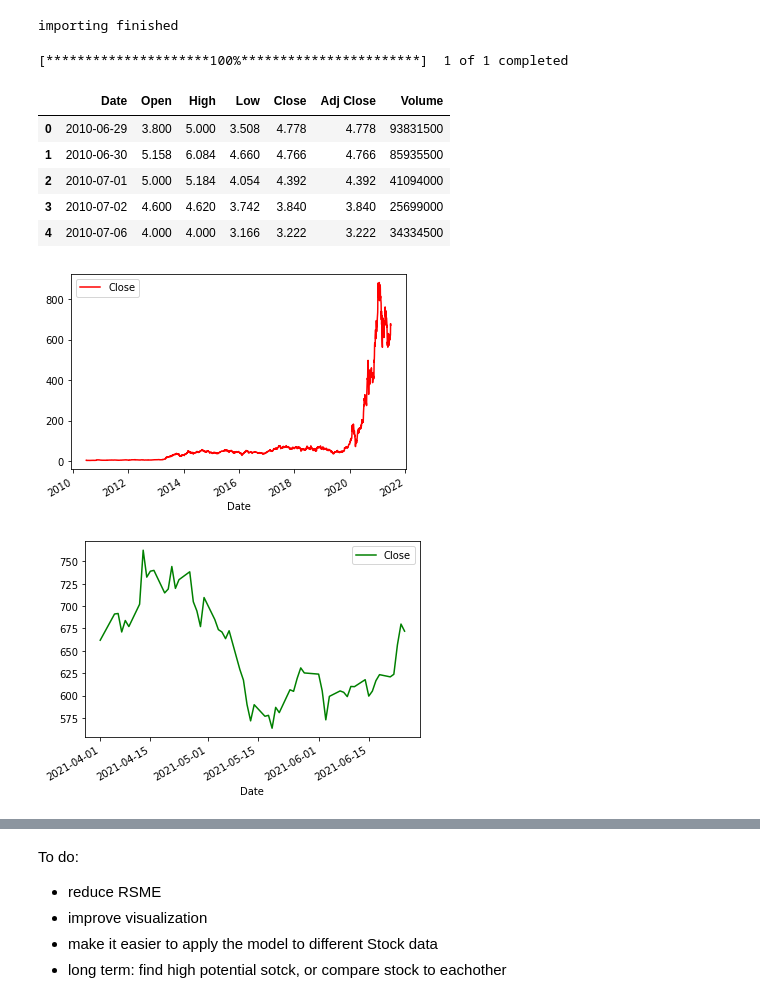
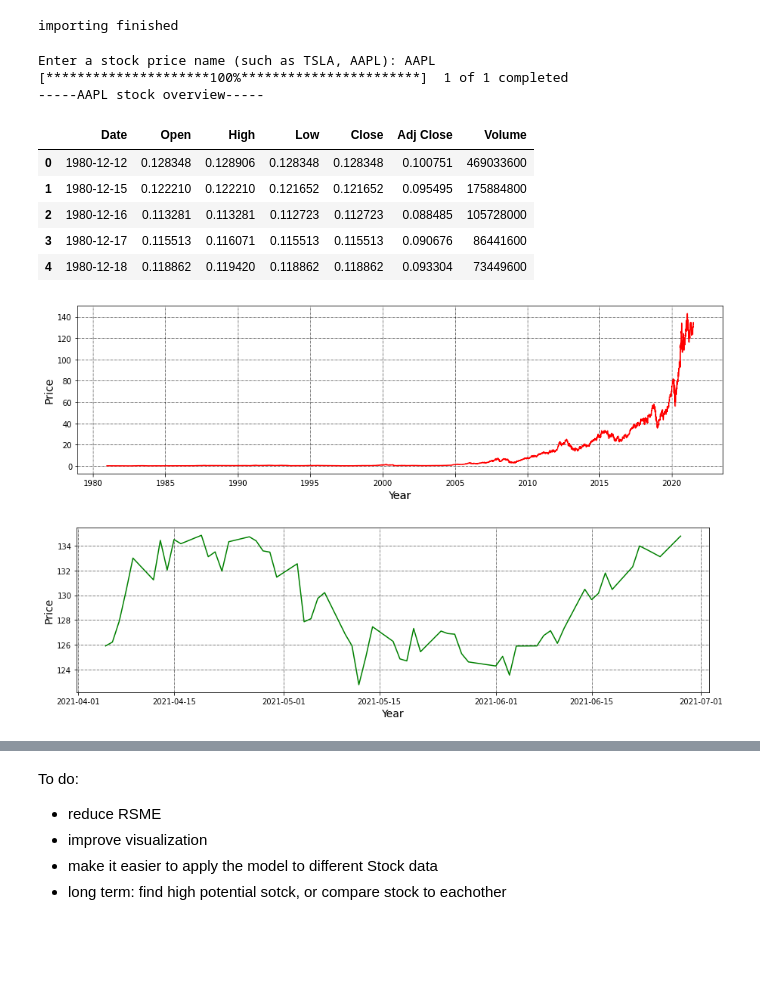
Before and after one commit to defreeze/data_science_self_study, a Jupyter notebook: prediction projects/LSTM for stock prediction.ipynb, the cells around one changed output, grey strips where cells are left out. Saved outputs shown, nothing was run; the diff lists cells and outputs as text; code cells hidden in the pictures; blank space fills up the shorter version.

Commit message:
improved visuals

```diff
--- a/prediction projects/LSTM for stock prediction.ipynb
+++ b/prediction projects/LSTM for stock prediction.ipynb
@@ -38,33 +39,45 @@ importing finished
 # 2) turn it inta a Pandas DataFrame
 # 3) Reset the indext so the date value becomes a regular column
 # 4) show the first 5 rows
-
-TICK = yf.download('TSLA')
+stock_name = input("Enter a stock price name (such as TSLA, AAPL): ")
+TICK = yf.download(stock_name)
 TICK = pd.DataFrame(TICK)
 TICK.reset_index(inplace=True)
+print(f"-----{stock_name} stock overview-----")
 TICK.head()
 # %% [output]
+Enter a stock price name (such as TSLA, AAPL): AAPL
 [*********************100%***********************]  1 of 1 completed
+-----AAPL stock overview-----
 |  | Date | Open | High | Low | Close | Adj Close | Volume |
-| 0 | 2010-06-29 | 3.800 | 5.000 | 3.508 | 4.778 | 4.778 | 93831500 |
-| 1 | 2010-06-30 | 5.158 | 6.084 | 4.660 | 4.766 | 4.766 | 85935500 |
-| 2 | 2010-07-01 | 5.000 | 5.184 | 4.054 | 4.392 | 4.392 | 41094000 |
-| 3 | 2010-07-02 | 4.600 | 4.620 | 3.742 | 3.840 | 3.840 | 25699000 |
-| 4 | 2010-07-06 | 4.000 | 4.000 | 3.166 | 3.222 | 3.222 | 34334500 |
+| 0 | 1980-12-12 | 0.128348 | 0.128906 | 0.128348 | 0.128348 | 0.100751 | 469033600 |
+| 1 | 1980-12-15 | 0.122210 | 0.122210 | 0.121652 | 0.121652 | 0.095495 | 175884800 |
+| 2 | 1980-12-16 | 0.113281 | 0.113281 | 0.112723 | 0.112723 | 0.088485 | 105728000 |
+| 3 | 1980-12-17 | 0.115513 | 0.116071 | 0.115513 | 0.115513 | 0.090676 | 86441600 |
+| 4 | 1980-12-18 | 0.118862 | 0.119420 | 0.118862 | 0.118862 | 0.093304 | 73449600 |
 # %%
 #  Plotting date vs the close market stock price
-TICK.plot("Date",'Close',color="red")
+
+plt.figure(figsize=(15, 4))
+plt.plot(TICK['Date'],TICK['Close'],color="red")
+plt.grid(which="major", color='k', linestyle='-.', linewidth=0.5)
+plt.ylabel('Price', fontsize=14)
+plt.xlabel('Year', fontsize=14)
 
 # Extract only top 60 rows to make the plot a little clearer
-TICK_small = TICK.tail(60)
+small = TICK.tail(60)
 
 #  Plotting date vs the close  market stock price
-TICK_small.plot('Date','Close',color="green")
+plt.figure(figsize=(15, 4))
+plt.plot(small['Date'],small['Close'],color="green")
+plt.grid(which="major", color='k', linestyle='-.', linewidth=0.5)
+plt.ylabel('Price', fontsize=14)
+plt.xlabel('Year', fontsize=14)
 
 plt.show()
 # %% [output]
-[figure, old version]
+[figure, new version]
-[figure, old version]
+[figure, new version]
 # %%
 # 1. Filter out the closing market price data
 close_data = TICK.filter(['Close'])
```
Also changed, not shown: parts of 5 cells of this notebook.
